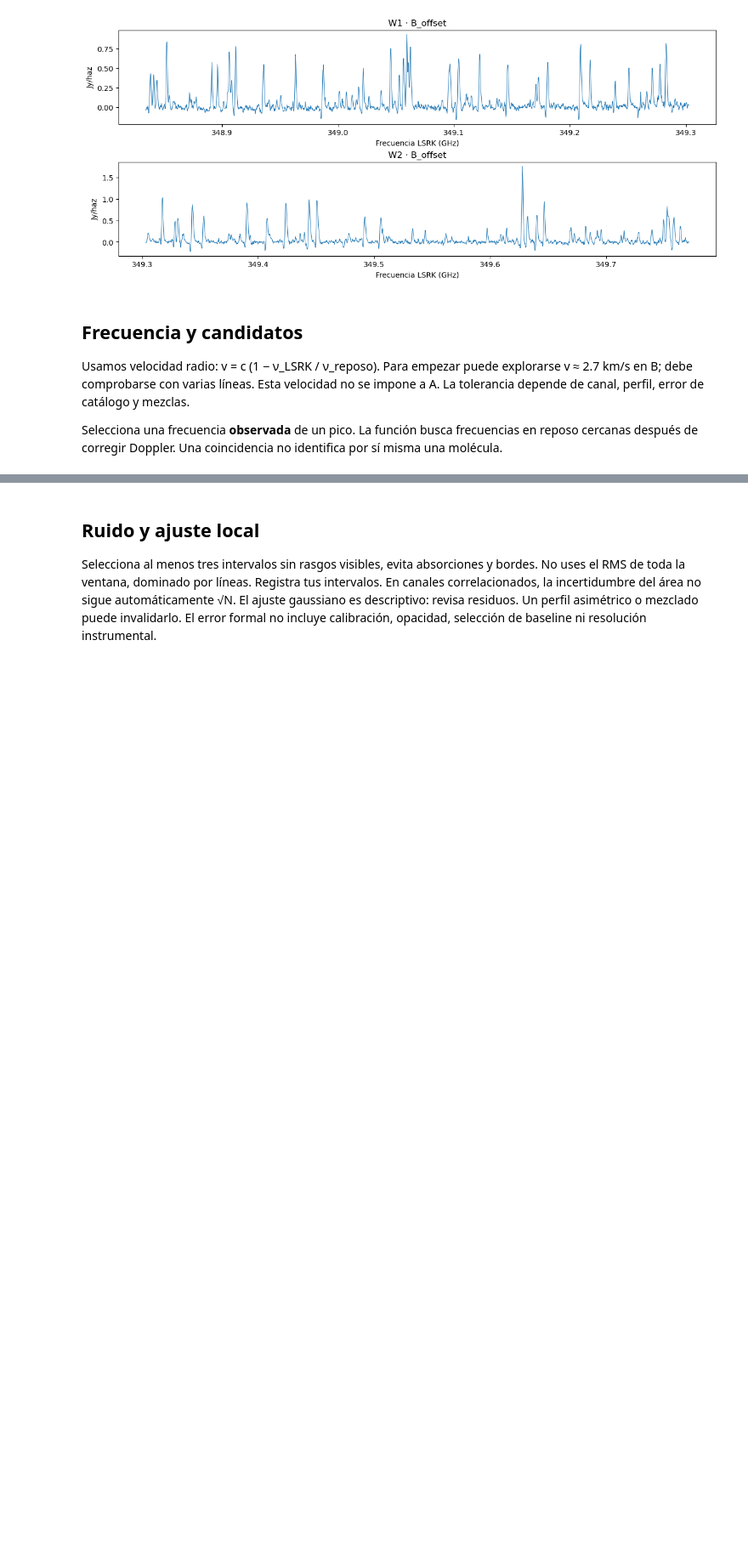
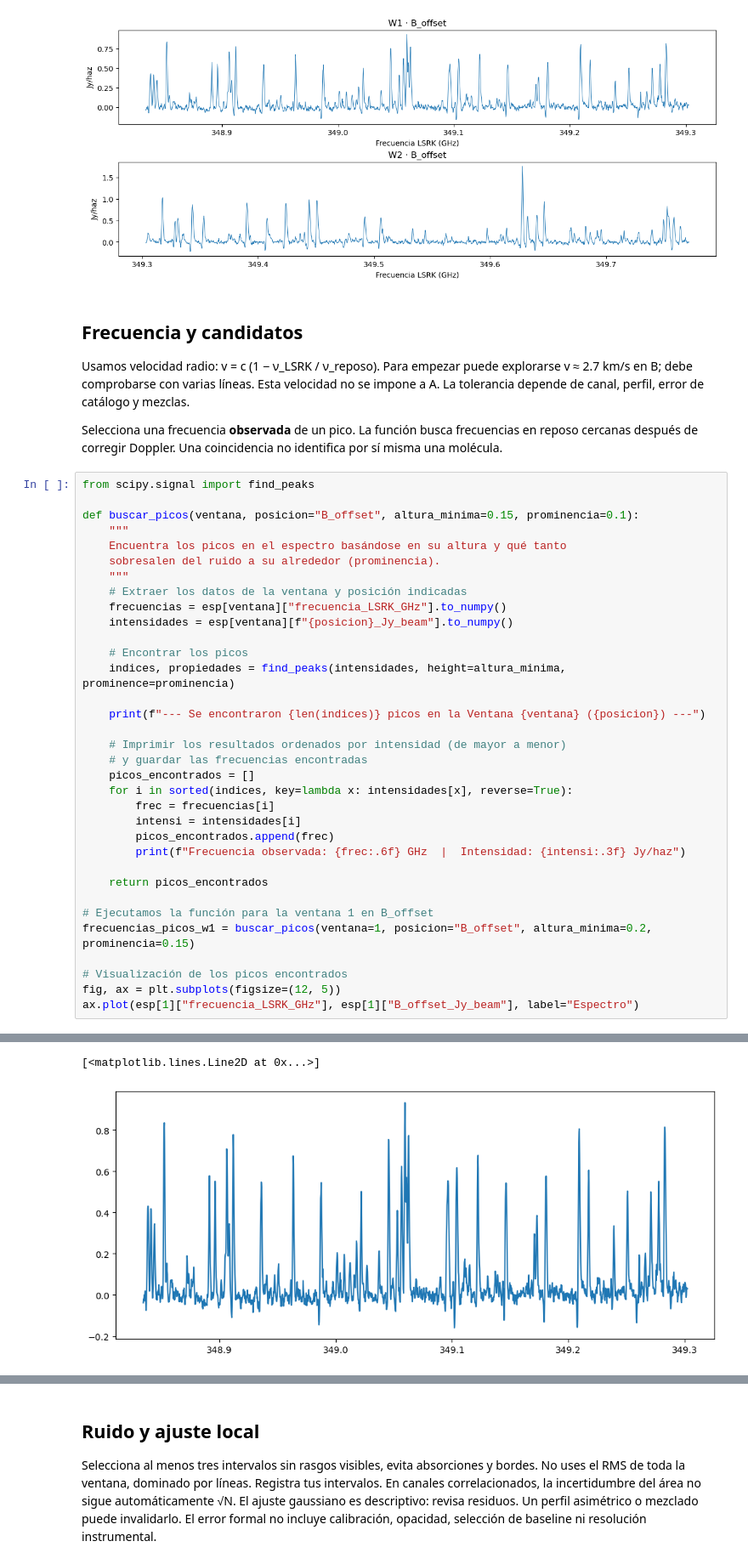
Before and after one commit to Carlitos-m/Skyntists, a Jupyter notebook: herramientas/Inicio_AstroHack.ipynb, the cells around one changed output, grey strips where cells are left out. Shown at 85% size. Cells and saved outputs as stored; diff of their text form; blank space fills up the shorter version.

```diff
--- a/herramientas/Inicio_AstroHack.ipynb
+++ b/herramientas/Inicio_AstroHack.ipynb
@@ -47,3 +47,38 @@ plt.show()
 Usamos velocidad radio: v = c (1 − ν_LSRK / ν_reposo). Para empezar puede explorarse v ≈ 2.7 km/s en B; debe comprobarse con varias líneas. Esta velocidad no se impone a A. La tolerancia depende de canal, perfil, error de catálogo y mezclas.
 
 Selecciona una frecuencia **observada** de un pico. La función busca frecuencias en reposo cercanas después de corregir Doppler. Una coincidencia no identifica por sí misma una molécula.
+# %%
+from scipy.signal import find_peaks
+
+def buscar_picos(ventana, posicion="B_offset", altura_minima=0.15, prominencia=0.1):
+    """
+    Encuentra los picos en el espectro basándose en su altura y qué tanto
+    sobresalen del ruido a su alrededor (prominencia).
+    """
+    # Extraer los datos de la ventana y posición indicadas
+    frecuencias = esp[ventana]["frecuencia_LSRK_GHz"].to_numpy()
+    intensidades = esp[ventana][f"{posicion}_Jy_beam"].to_numpy()
+
+    # Encontrar los picos
+    indices, propiedades = find_peaks(intensidades, height=altura_minima, prominence=prominencia)
+
+    print(f"--- Se encontraron {len(indices)} picos en la Ventana {ventana} ({posicion}) ---")
+
+    # Imprimir los resultados ordenados por intensidad (de mayor a menor)
+    # y guardar las frecuencias encontradas
+    picos_encontrados = []
+    for i in sorted(indices, key=lambda x: intensidades[x], reverse=True):
+        frec = frecuencias[i]
+        intensi = intensidades[i]
+        picos_encontrados.append(frec)
+        print(f"Frecuencia observada: {frec:.6f} GHz  |  Intensidad: {intensi:.3f} Jy/haz")
+
+    return picos_encontrados
+
+# Ejecutamos la función para la ventana 1 en B_offset
+frecuencias_picos_w1 = buscar_picos(ventana=1, posicion="B_offset", altura_minima=0.2, prominencia=0.15)
+
+# Visualización de los picos encontrados
+fig, ax = plt.subplots(figsize=(12, 5))
+ax.plot(esp[1]["frecuencia_LSRK_GHz"], esp[1]["B_offset_Jy_beam"], label="Espectro")
+# %% [output]
@@ -49,0 +102,2 @@ Selecciona una frecuencia **observada** de un pico. La función busca frecuencia
+[<matplotlib.lines.Line2D at 0x...>]
+[figure, added]
```
Also changed, not shown: parts of 5 cells of this notebook.
